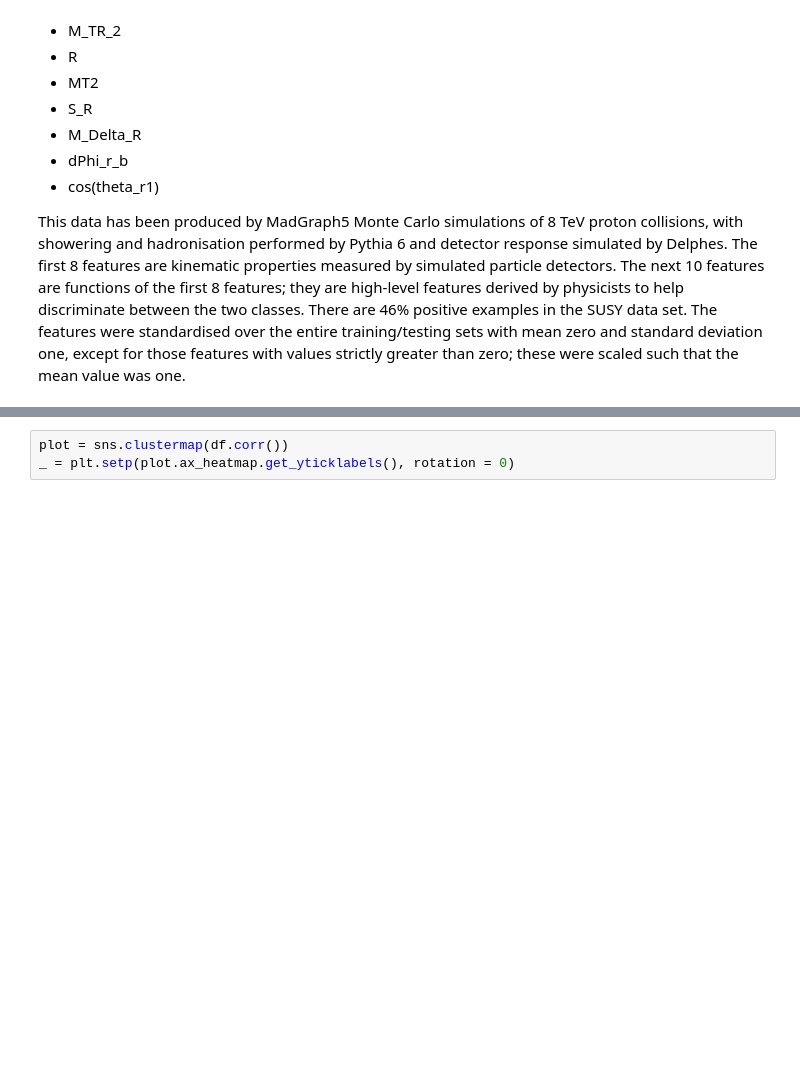
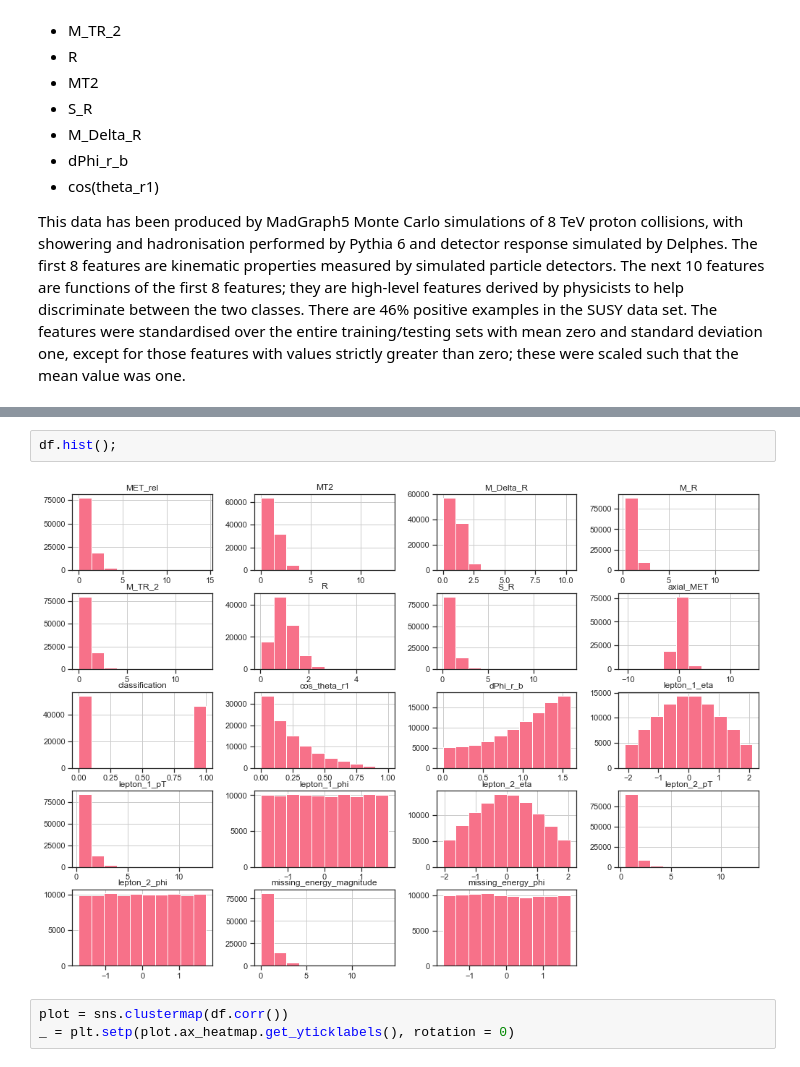
Before and after one commit to wdbm/Psychedelic_Machine_Learning_in_the_Cenozoic_Era, a Jupyter notebook: Keras_convolutional_SUSY.ipynb, the cells around one changed output, grey strips where cells are left out. Cells and saved outputs as stored; diff of their text form; blank space fills up the shorter version.

```diff
--- a/Keras_convolutional_SUSY.ipynb
+++ b/Keras_convolutional_SUSY.ipynb
@@ -87,3 +104,7 @@ df.head()
+# %%
+df.hist();
+# %% [output]
+[figure, added]
 # %%
 plot = sns.clustermap(df.corr())
 _ = plt.setp(plot.ax_heatmap.get_yticklabels(), rotation = 0)
```
Also changed, not shown: parts of 21 cells of this notebook.
